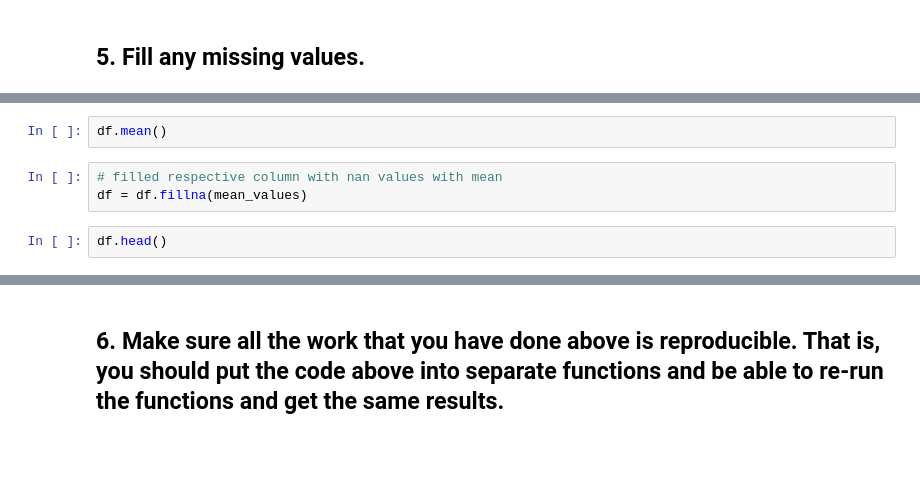
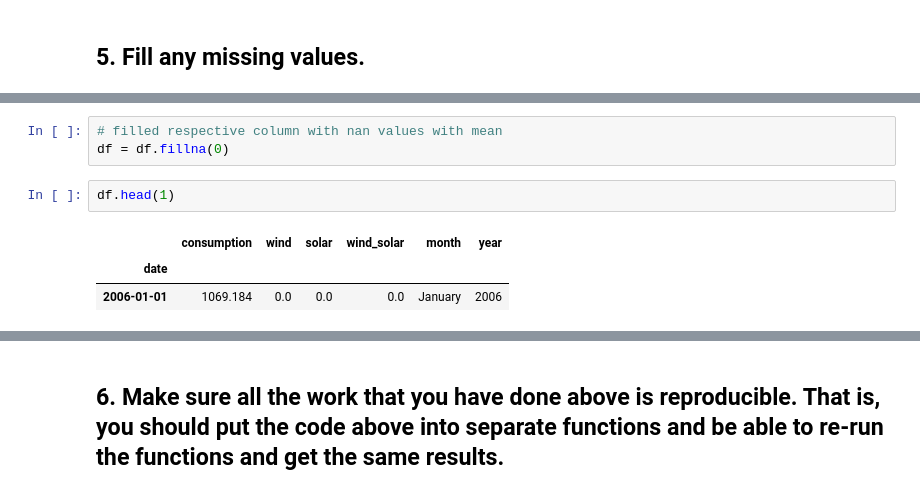
Before and after one commit to Marc-Aradillas/time-series-exercises, a Jupyter notebook: data_prep_exercises.ipynb, the cells around one changed output, grey strips where cells are left out. Cells and saved outputs as stored; diff of their text form; blank space fills up the shorter version.

```diff
--- a/data_prep_exercises.ipynb
+++ b/data_prep_exercises.ipynb
@@ -290,10 +429,12 @@ df.wind_solar.isna().value_counts()
-# %%
-df.mean()
 # %%
 # filled respective column with nan values with mean
-df = df.fillna(mean_values)
+df = df.fillna(0)
 # %%
-df.head()
+df.head(1)
+# %% [output]
+|  | consumption | wind | solar | wind_solar | month | year |
+| date |  |  |  |  |  |  |
+| 2006-01-01 | 1069.184 | 0.0 | 0.0 | 0.0 | January | 2006 |
 # %%
 # checked to see if all nan values were filled
 df.isna().sum()
```
Also changed, not shown: parts of 24 cells of this notebook, 3 other files.
